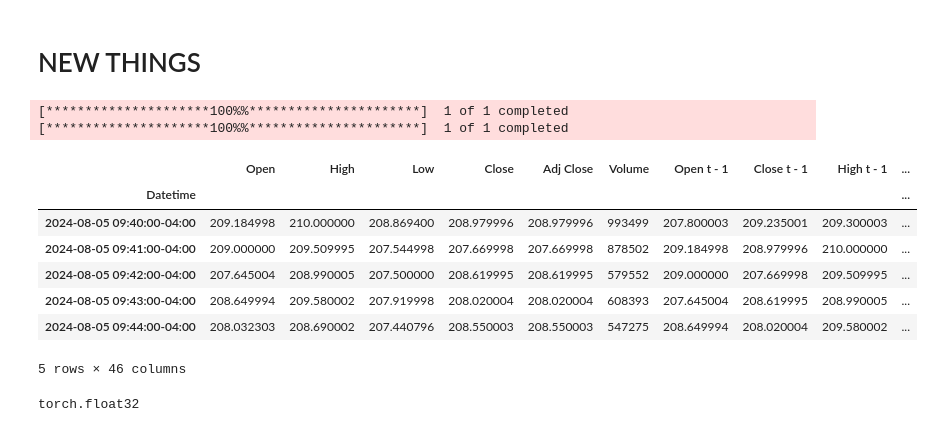
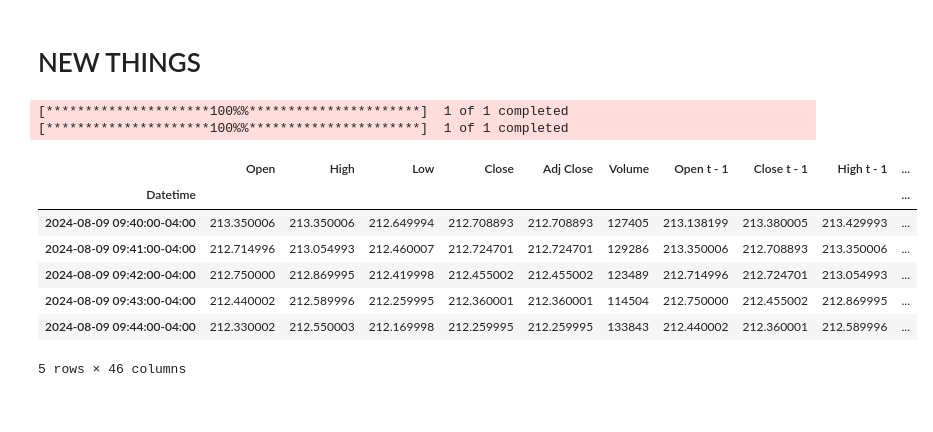
Before and after one commit to yohlimem/AI-Stonks, a Jupyter notebook: main.ipynb, the cells around one changed output. Saved outputs shown, nothing was run; the diff lists cells and outputs as text; code cells hidden in the pictures.

```diff
--- a/main.ipynb
+++ b/main.ipynb
@@ -168,39 +169,39 @@ def prepare_data(stock_name, period="5d", interval="1m",back_time=5):
 
     recent_data = yf.download(stock_name, period=period, interval=interval)
     data_200 = yf.download(stock_name, period=period, interval=interval).tail(len(recent_data) + 200)
     data_200 = data_200.drop(columns=["Adj Close"])
 
     data_200.fillna(method="bfill", inplace=True)
 
    # recent_data = data_200.tail(len(recent_data))
 
     recent_data = recent_data.iloc[:-1]
 
     for i in range(back_time):
         recent_data[f"Open t - {i+1}"] = recent_data["Open"].shift((i+1))
         recent_data[f"Close t - {i+1}"] = recent_data["Close"].shift((i+1))
         recent_data[f"High t - {i+1}"] = recent_data["High"].shift((i+1))
         recent_data[f"Low t - {i+1}"] = recent_data["Low"].shift((i+1))
     recent_data = recent_data.dropna()
 
 
     # add_plot = mpf.make_addplot(recent_data["200_day"], color="blue", linestyle="--")
 
     return recent_data
 
-recent_data = prepare_data(stock_name,back_time=10,period="5d",interval="1m")
+recent_data = prepare_data(stock_name,back_time=10,period="1d",interval="1m")
 
 recent_data.head()
 # %% [output]
 [*********************100%%**********************]  1 of 1 completed
 [*********************100%%**********************]  1 of 1 completed
 |  | Open | High | Low | Close | Adj Close | Volume | Open t - 1 | Close t - 1 | High t - 1 | ... |
 | Datetime |  |  |  |  |  |  |  |  |  | ... |
-| 2024-08-05 09:40:00-04:00 | 209.184998 | 210.000000 | 208.869400 | 208.979996 | 208.979996 | 993499 | 207.800003 | 209.235001 | 209.300003 | ... |
-| 2024-08-05 09:41:00-04:00 | 209.000000 | 209.509995 | 207.544998 | 207.669998 | 207.669998 | 878502 | 209.184998 | 208.979996 | 210.000000 | ... |
-| 2024-08-05 09:42:00-04:00 | 207.645004 | 208.990005 | 207.500000 | 208.619995 | 208.619995 | 579552 | 209.000000 | 207.669998 | 209.509995 | ... |
-| 2024-08-05 09:43:00-04:00 | 208.649994 | 209.580002 | 207.919998 | 208.020004 | 208.020004 | 608393 | 207.645004 | 208.619995 | 208.990005 | ... |
-| 2024-08-05 09:44:00-04:00 | 208.032303 | 208.690002 | 207.440796 | 208.550003 | 208.550003 | 547275 | 208.649994 | 208.020004 | 209.580002 | ... |
+| 2024-08-09 09:40:00-04:00 | 213.350006 | 213.350006 | 212.649994 | 212.708893 | 212.708893 | 127405 | 213.138199 | 213.380005 | 213.429993 | ... |
+| 2024-08-09 09:41:00-04:00 | 212.714996 | 213.054993 | 212.460007 | 212.724701 | 212.724701 | 129286 | 213.350006 | 212.708893 | 213.350006 | ... |
+| 2024-08-09 09:42:00-04:00 | 212.750000 | 212.869995 | 212.419998 | 212.455002 | 212.455002 | 123489 | 212.714996 | 212.724701 | 213.054993 | ... |
+| 2024-08-09 09:43:00-04:00 | 212.440002 | 212.589996 | 212.259995 | 212.360001 | 212.360001 | 114504 | 212.750000 | 212.455002 | 212.869995 | ... |
+| 2024-08-09 09:44:00-04:00 | 212.330002 | 212.550003 | 212.169998 | 212.259995 | 212.259995 | 133843 | 212.440002 | 212.360001 | 212.589996 | ... |
 5 rows × 46 columns
 # %%
 from sklearn.model_selection import train_test_split
@@ -222,26 +225,0 @@ y_test =y_test.to(torch.float32)
-# %%
-input_shape = X.shape[1]
-
-
-class StockEstModel(nn.Module):
-    def __init__(self):
-        super().__init__()
-        self.layers = nn.Sequential(
-            nn.Linear(in_features=input_shape,out_features=10),
-            nn.ReLU(),
-            nn.Linear(in_features=10,out_features=10),
-            nn.ReLU(),
-            nn.Linear(in_features=10,out_features=5),
-
-            nn.Linear(in_features=5,out_features=3)
-        )
-
-    def forward(self,x):
-
-        return self.layers(x)
-model = StockEstModel()
-loss_fn = nn.MSELoss()
-optimizer = torch.optim.Adam(params=model.parameters(), lr=0.01)
-print(X_train.dtype)
-# %% [output]
-torch.float32
```
Also changed, not shown: parts of 6 cells of this notebook.
